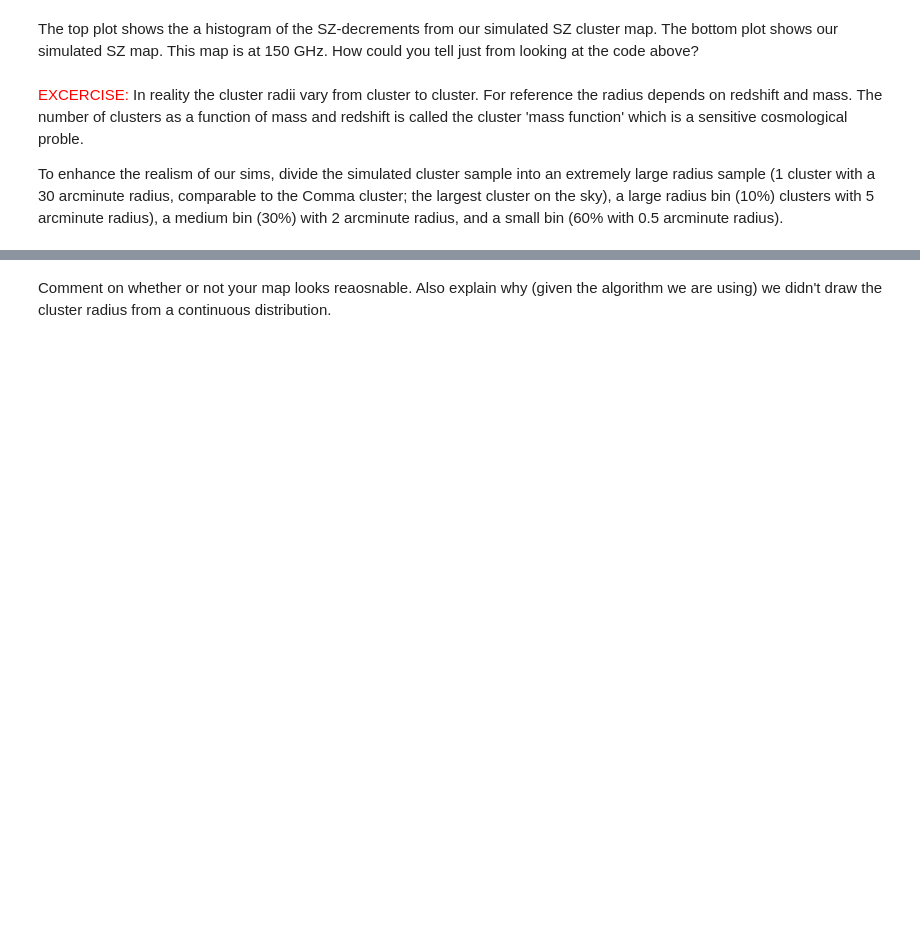
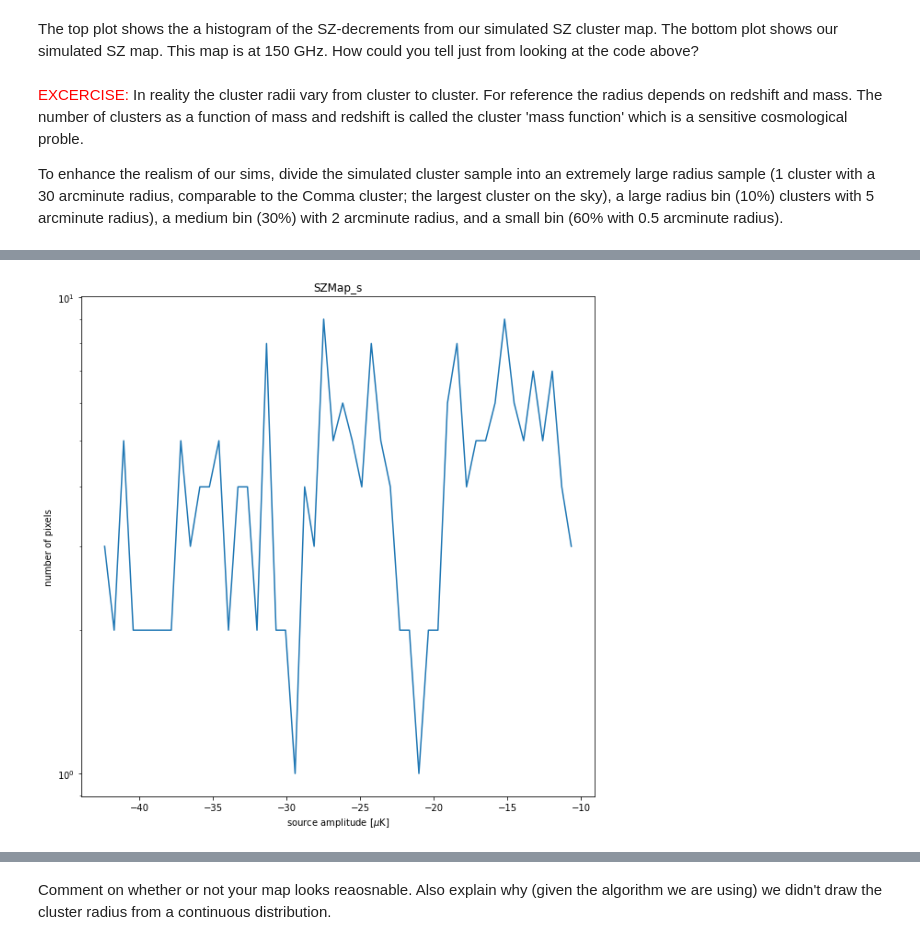
Before and after one commit to harrisonorlando/CMB_Notebooks, a Jupyter notebook: CMB_Part_02.ipynb, the cells around one changed output, grey strips where cells are left out. Cells and saved outputs as stored; diff of their text form; code cells hidden in the pictures; blank space fills up the shorter version.

```diff
--- a/CMB_Part_02.ipynb
+++ b/CMB_Part_02.ipynb
@@ -209,18 +201,0 @@ print(SZMap[0,0])
-# %%
-#WHAT IS THE RADIUS THAT I AM USING TO CHECK??
-#ALSO WHY ISN'T MY GRAPH WORKING-- IT OBVIOUSLY HAS ENTRIES
-
-indices = np.argsort(SZCat[2])
-SZCat_sorted = SZCat[:, indices] #with above line, sorts SZCat in ascending order by amplitude arguement, keeps realtionship between pix_x pix_y and amplitude
-
-SZCat_xl = SZCat_sorted[:, 0:1]
-SZCat_large = SZCat_sorted[:, 1:int(500*0.1)]
-SZCat_medium = SZCat_sorted[:, int(500*0.1):int(500*0.4)]
-SZCat_small = SZCat_sorted[:, int(500*0.4):]
-
-SZMap_small = np.zeros([N,N])
-for i in range(len(SZCat_small[2])):
-  pix_x = int(SZCat_small[0][i])
-  pix_y = int(SZCat_small[1][i])
-  amplitude = SZCat_small[2][i]
-  SZMap_small[pix_x, pix_y] += amplitude
@@ -238,0 +202,73 @@ map mean: -0.005413756689145481 map rms: 0.38699142815582177
+# %%
+### paramaters to set up the SZ point sources
+Number_of_SZ_Clusters  = 500
+Mean_Amplitude_of_SZ_Clusters = 50
+SZ_beta = 0.86
+SZ_Theta_core = 1.0
+
+#same function as above, but we filter down based on percentage, as dictated by the radii function
+#radius = Mean_Amplitude
+
+def SZ_source_component(N,pix_size,Number_of_SZ_Clusters,
+                        Mean_Amplitude_of_SZ_Clusters,SZ_beta,SZ_Theta_core,do_plots):
+    "makes a realization of a naive SZ map"
+    N=int(N)
+    SZMap = np.zeros([N,N])
+    SZcat = np.zeros([3,Number_of_SZ_Clusters]) ## catalogue of SZ sources, X, Y, amplitude
+    # make a distribution of point sources with varying amplitude
+    i = 0
+    while (i < Number_of_SZ_Clusters):
+        pix_x = int(N*np.random.rand())
+        pix_y = int(N*np.random.rand())
+        pix_amplitude = np.random.exponential(Mean_Amplitude_of_SZ_Clusters)*(-1.)
+        SZcat[0,i] = pix_x
+        SZcat[1,i] = pix_y
+        SZcat[2,i] = pix_amplitude
+        SZMap[pix_x,pix_y] += pix_amplitude
+        i = i + 1
+
+    indices = np.argsort(SZCat[2])
+    SZCat_sorted = SZCat[:, indices] #with above line, sorts SZCat in ascending order by amplitude arguement, keeps realtionship between pix_x pix_y and amplitude
+
+    d_cats = {'SZCat_x' : SZCat_sorted[:, 0:1], 'SZCat_l' : SZCat_sorted[:, 1:int(500*0.1)],
+              'SZCat_m' : SZCat_sorted[:, int(500*0.1):int(500*0.4)], 'SZCat_s' : SZCat_sorted[:, int(500*0.4):]}
+
+    d_maps = {'SZMap_s' : np.zeros([N,N]), 'SZMap_m' : np.zeros([N,N]),
+              'SZMap_l' : np.zeros([N,N]), 'SZMap_x' : np.zeros([N,N])}
+
+    for i in d_maps:
+        cat = d_cats['SZCat_' + i[-1]] #associated SZCat, which we are turning into an SZMap
+        for j in range(len(cat[2])):
+            pix_x = int(cat[0][j])
+            pix_y = int(cat[1][j])
+            amplitude = cat[2][j]
+            d_maps[i][pix_x, pix_y] += amplitude
+
+
+        hist,bin_edges = np.histogram(d_maps[i],bins = 50,range=[d_maps[i].min(),-10])
+        plt.figure(figsize=(10,10))
+        plt.semilogy(bin_edges[0:-1],hist)
+        plt.xlabel('source amplitude [$\mu$K]')
+        plt.ylabel('number of pixels')
+        plt.title(i)
+        plt.show()
+
+        # make a beta function
+        beta = beta_function(int(N),pix_size,SZ_beta,SZ_Theta_core)
+        #convolve beta function
+        FT_beta = np.fft.fft2(np.fft.fftshift(beta))
+
+        FT_SZMap = np.fft.fft2(np.fft.fftshift(d_maps[i])) #fourier transfroms the current SZMap
+        SZMap = np.fft.fftshift(np.real(np.fft.ifft2(FT_beta*FT_SZMap)))
+
+
+        Plot_CMB_Map(SZMap,c_min,c_max,X_width,Y_width)
+
+    # return the SZ map
+    return(d_maps, d_cats)
+
+
+d_maps,d_cats = SZ_source_component(N,pix_size,Number_of_SZ_Clusters,
+                                  Mean_Amplitude_of_SZ_Clusters,SZ_beta,SZ_Theta_core,True)
+# %% [output]
+[figure, added]
```
Also changed, not shown: parts of 12 cells of this notebook.
